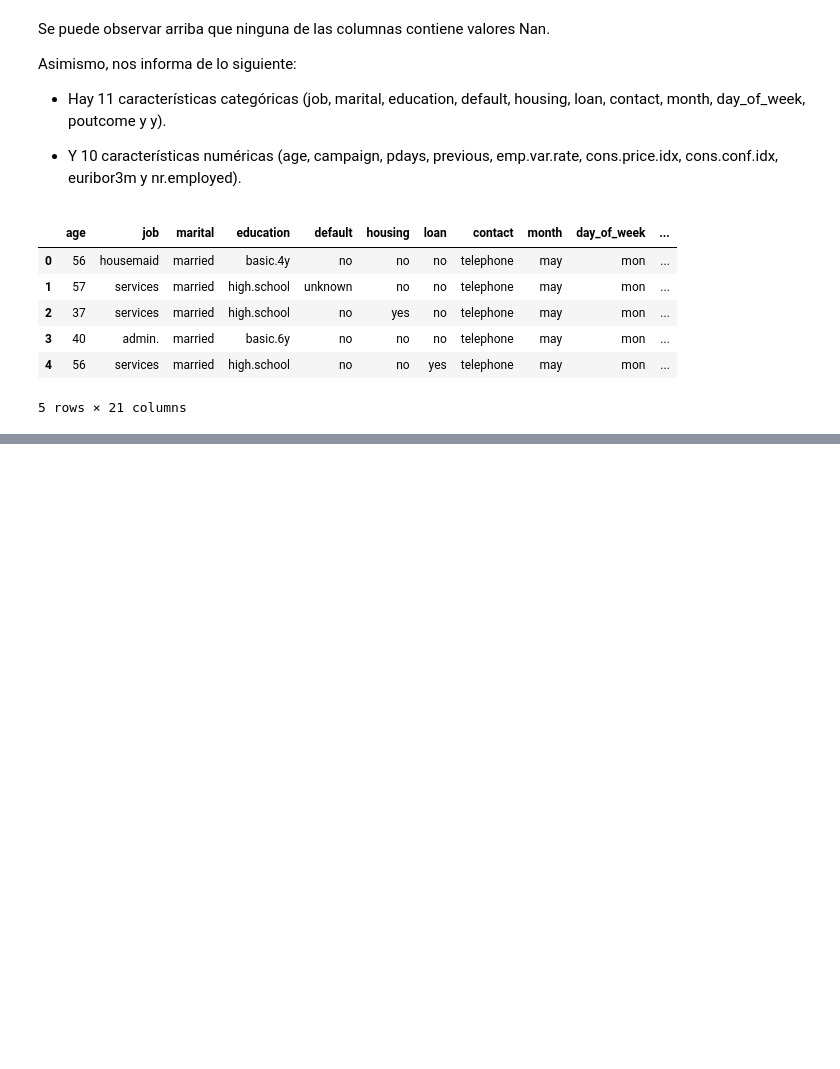
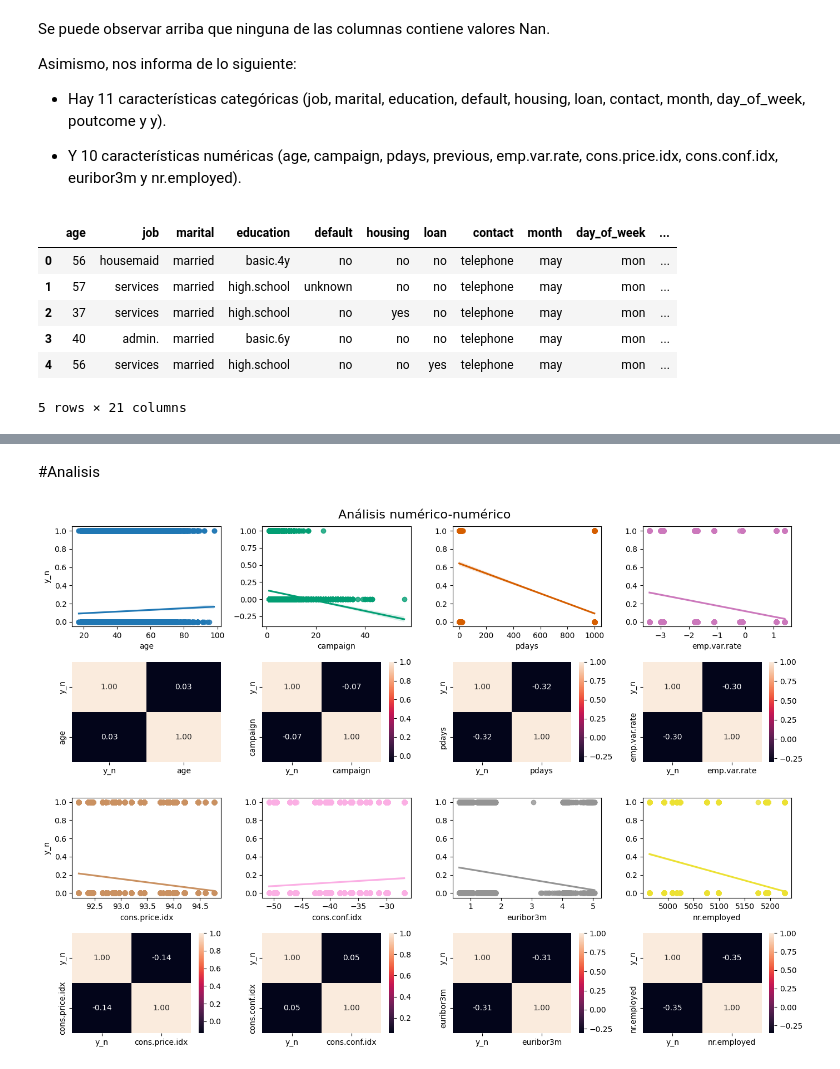
Before and after one commit to NatTajuelo/Ejercicio-y-Tutorial-de-Regresion-Logistica, a Jupyter notebook: src/explore.ipynb, the cells around one changed output, grey strips where cells are left out. Drawn from its saved outputs; the diff is of its cells as text; code cells hidden in the pictures; blank space fills up the shorter version.

```diff
--- a/src/explore.ipynb
+++ b/src/explore.ipynb
@@ -66,0 +185,2 @@ total_data.head()
+# %% [markdown]
+#Analisis
@@ -66,0 +320,35 @@ total_data.head()
+# %%
+#Analisis de varias variables pt.2
+
+fig, axis = plt.subplots(4, 4, figsize = (14, 10))
+fig.suptitle("Análisis numérico-numérico", fontsize=16)
+
+sns.regplot(ax = axis[0, 0], data = total_data, x = "age", y = "y_n")
+sns.heatmap(total_data[["y_n", "age"]].corr(), annot = True, fmt = ".2f", ax = axis[1, 0], cbar = False)
+
+sns.regplot(ax = axis[0, 1], data = total_data, x = "campaign", y = "y_n", color=sns.color_palette("colorblind")[2]).set(ylabel = None)
+sns.heatmap(total_data[["y_n", "campaign"]].corr(), annot = True, fmt = ".2f", ax = axis[1, 1])
+
+sns.regplot(ax = axis[0, 2], data = total_data, x = "pdays", y = "y_n", color=sns.color_palette("colorblind")[3]).set(ylabel = None)
+sns.heatmap(total_data[["y_n", "pdays"]].corr(), annot = True, fmt = ".2f", ax = axis[1, 2]).set(ylabel = None)
+
+sns.regplot(ax = axis[0, 3], data = total_data, x = "emp.var.rate", y = "y_n", color=sns.color_palette("colorblind")[4]).set(ylabel = None)
+sns.heatmap(total_data[["y_n", "emp.var.rate"]].corr(), annot = True, fmt = ".2f", ax = axis[1, 3]).set(ylabel = None)
+
+sns.regplot(ax = axis[2, 0], data = total_data, x = "cons.price.idx", y = "y_n", color=sns.color_palette("colorblind")[5])
+sns.heatmap(total_data[["y_n", "cons.price.idx"]].corr(), annot = True, fmt = ".2f", ax = axis[3, 0])
+
+sns.regplot(ax = axis[2, 1], data = total_data, x = "cons.conf.idx", y = "y_n", color=sns.color_palette("colorblind")[6]).set(ylabel = None)
+sns.heatmap(total_data[["y_n", "cons.conf.idx"]].corr(), annot = True, fmt = ".2f", ax = axis[3, 1]).set(ylabel = None)
+
+sns.regplot(ax = axis[2, 2], data = total_data, x = "euribor3m", y = "y_n", color=sns.color_palette("colorblind")[7]).set(ylabel = None)
+sns.heatmap(total_data[["y_n", "euribor3m"]].corr(), annot = True, fmt = ".2f", ax = axis[3, 2]).set(ylabel = None)
+
+sns.regplot(ax = axis[2, 3], data = total_data, x = "nr.employed", y = "y_n", color=sns.color_palette("colorblind")[8]).set(ylabel = None)
+sns.heatmap(total_data[["y_n", "nr.employed"]].corr(), annot = True, fmt = ".2f", ax = axis[3, 3]).set(ylabel = None)
+
+plt.tight_layout()
+
+plt.show()
+# %% [output]
+[figure, added]
```
Also changed, not shown: parts of 54 cells of this notebook, 25 other files.
